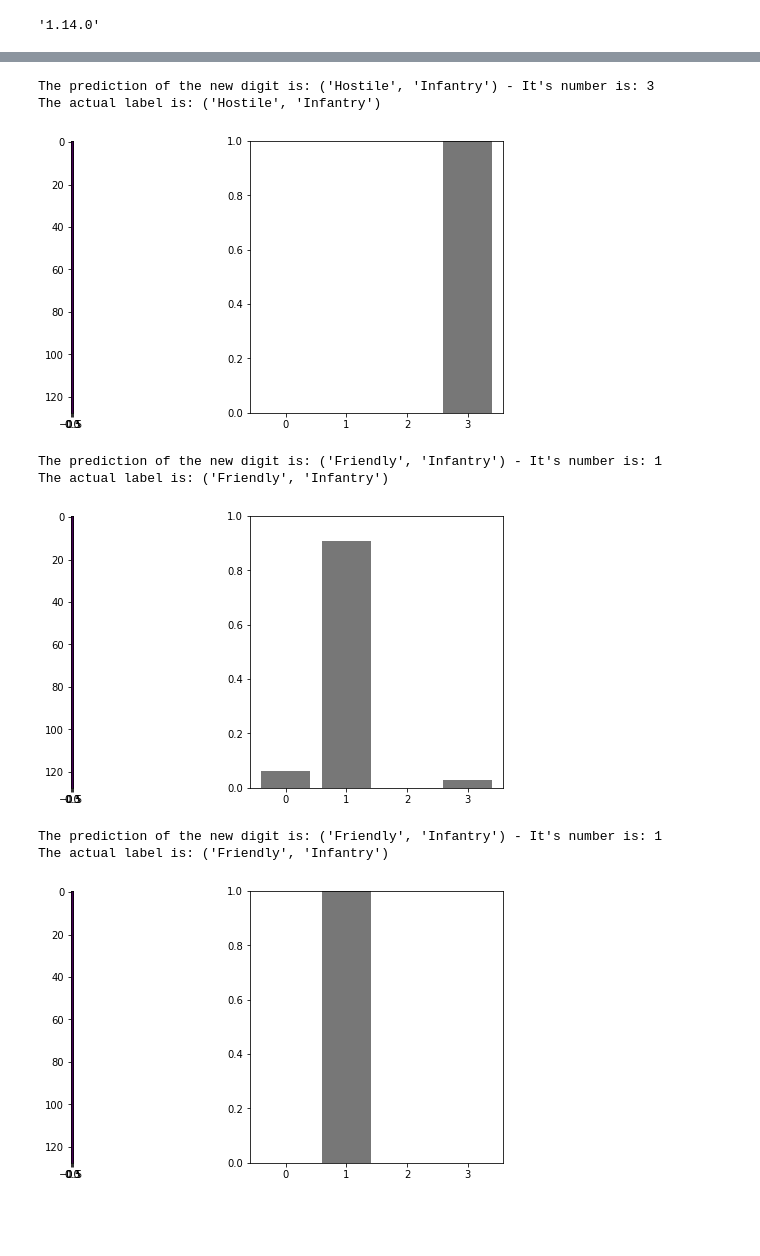
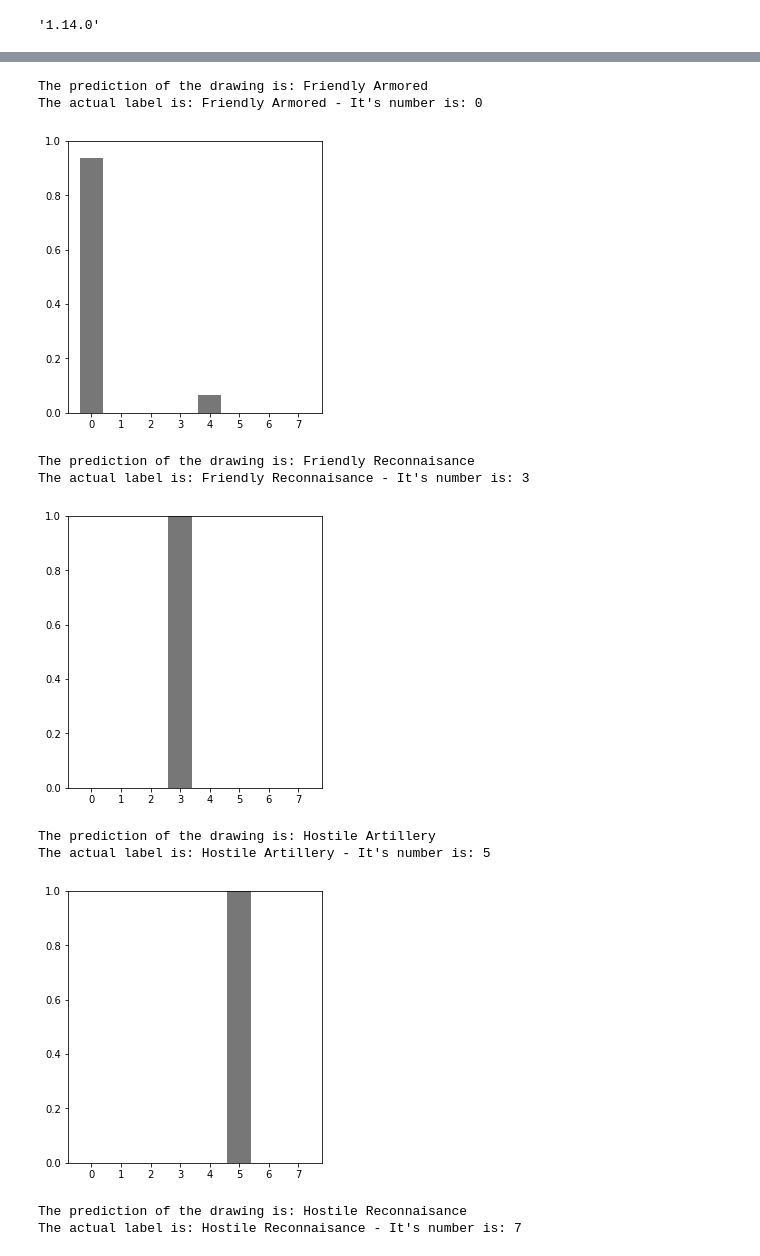
Before and after one commit to PeterHinge/random_g_api, a Jupyter notebook: Baseline-CNN-Model.ipynb, the cells around one changed output, grey strips where cells are left out. Cells and saved outputs as stored; diff of their text form; code cells hidden in the pictures; blank space fills up the shorter version.

```diff
--- a/Baseline-CNN-Model.ipynb
+++ b/Baseline-CNN-Model.ipynb
@@ -30,0 +18,10 @@ print(LABELS)
+# %%
+# Constants
+BATCH_SIZE = 256
+EPOCHS = 30
+LABELS = [["SFGPUCA-----", "Friendly Armored"], ["SFGPUCF-----", "Friendly Artillery"], ["SFGPUCI-----", "Friendly Infantry"],
+          ["SFGPUCR-----", "Friendly Reconnaisance"], ["SHGPUCA-----", "Hostile Armored"], ["SHGPUCF-----", "Hostile Artillery"],
+          ["SHGPUCI-----", "Hostile Infantry"], ["SHGPUCR-----", "Hostile Reconnaisance"]]
+
+for label in LABELS:
+    print(label[1])
@@ -58,12 +64,9 @@ df.head()
 # %%
-df['target'] = df['label']
+df['target'] = df['id']
 
 # Converting labels into uniqe numbers
-for i, label in enumerate(df['label']):
-    num_label = FUNCTION_IDS.index(label[1])
-    if label[0] == "Hostile":
-        num_label += len(FUNCTION_IDS)
-    df['target'][i] = num_label
+for i, label_id in enumerate(df['id']):
+    df['target'][i] = LABELS.index([label_id, *df['label'][i]])
 
 half_len_pixel_array = int(len(df['pixels'][0])**(1/2))
 
@@ -109,9 +120,11 @@ plt.show()
 # %%
+TRAIN_TEST_SPLIT = len(df['pixels']) - 10
+
 for i, array in enumerate(df['pixels']):
     df['pixels'][i] = np.reshape(array, df['pixels'][i].shape + (1,))
 
-train_X, train_y = np.array([array for array in df['pixels'][:25]]), np.array([array for array in df['target'][:25]])
-test_X, test_y = np.array([array for array in df['pixels'][23:]]), np.array([array for array in df['target'][23:]])
+train_X, train_y = np.array([array for array in df['pixels'][:TRAIN_TEST_SPLIT]]), np.array([array for array in df['target'][:TRAIN_TEST_SPLIT]])
+test_X, test_y = np.array([array for array in df['pixels'][TRAIN_TEST_SPLIT:]]), np.array([array for array in df['target'][TRAIN_TEST_SPLIT:]])
 
 print(train_X.shape)
 print(test_X.shape)
@@ -126,9 +139,11 @@ model.add(MaxPooling2D((2, 2)))
 model.add(Conv2D(64, (3, 3), activation='relu'))
 model.add(MaxPooling2D((2, 2)))
 model.add(Conv2D(64, (3, 3), activation='relu'))
+model.add(MaxPooling2D((2, 2)))
+model.add(Conv2D(64, (3, 3), activation='relu'))
 model.add(Flatten())
-model.add(Dense(64, activation='relu'))
-model.add(Dense(10, activation='softmax'))
+model.add(Dense(128, activation='relu'))
+model.add(Dense(len(LABELS), activation='softmax'))
 
 model.compile(optimizer='adam',
               loss='sparse_categorical_crossentropy',
@@ -172,29 +187,31 @@ test_loss, test_acc = model.evaluate(test_X, test_y, verbose=2)
 # %%
-for i in range(3):
-    model_prediction = model.predict(np.array([test_X[i]]))
+NUM_OF_PREDICTIONS = 10
+
+for i in range(NUM_OF_PREDICTIONS):
+    model_prediction = model.predict(np.array([test_X[-i-1]]))
     prediction = np.argmax(model_prediction)
 
-    print(f"The prediction of the new digit is: {LABELS[prediction]} - It's number is: {test_y[i]}")
-    print(f"The actual label is: {LABELS[test_y[i]]}")
+    print(f"The prediction of the drawing is: {LABELS[prediction][1]}")
+    print(f"The actual label is: {LABELS[test_y[-i-1]][1]} - It's number is: {test_y[-i-1]}")
 
     plt.figure(figsize=(10, 5))
-
-    plt.subplot(1, 2, 1)
-    plt.imshow(test_X[i][0])
 
     plt.subplot(1, 2, 2)
     plt.xticks([i for i in range(len(LABELS))])
     plt.bar(range(len(LABELS)), model_prediction[0][0:len(LABELS)], color="#777777")
     plt.ylim(0.0, 1.0)
 
+
     plt.show()
 # %% [output]
-The prediction of the new digit is: ('Hostile', 'Infantry') - It's number is: 3
-The actual label is: ('Hostile', 'Infantry')
+The prediction of the drawing is: Friendly Armored
+The actual label is: Friendly Armored - It's number is: 0
-[figure, old version]
+[figure, new version]
-The prediction of the new digit is: ('Friendly', 'Infantry') - It's number is: 1
-The actual label is: ('Friendly', 'Infantry')
+The prediction of the drawing is: Friendly Reconnaisance
+The actual label is: Friendly Reconnaisance - It's number is: 3
-[figure, old version]
+[figure, new version]
-The prediction of the new digit is: ('Friendly', 'Infantry') - It's number is: 1
-The actual label is: ('Friendly', 'Infantry')
+The prediction of the drawing is: Hostile Artillery
+The actual label is: Hostile Artillery - It's number is: 5
-[figure, old version]
+[figure, new version]
+The prediction of the drawing is: Hostile Reconnaisance
+The actual label is: Hostile Reconnaisance - It's number is: 7
```
Also changed, not shown: parts of 15 cells of this notebook, 10 other files.
